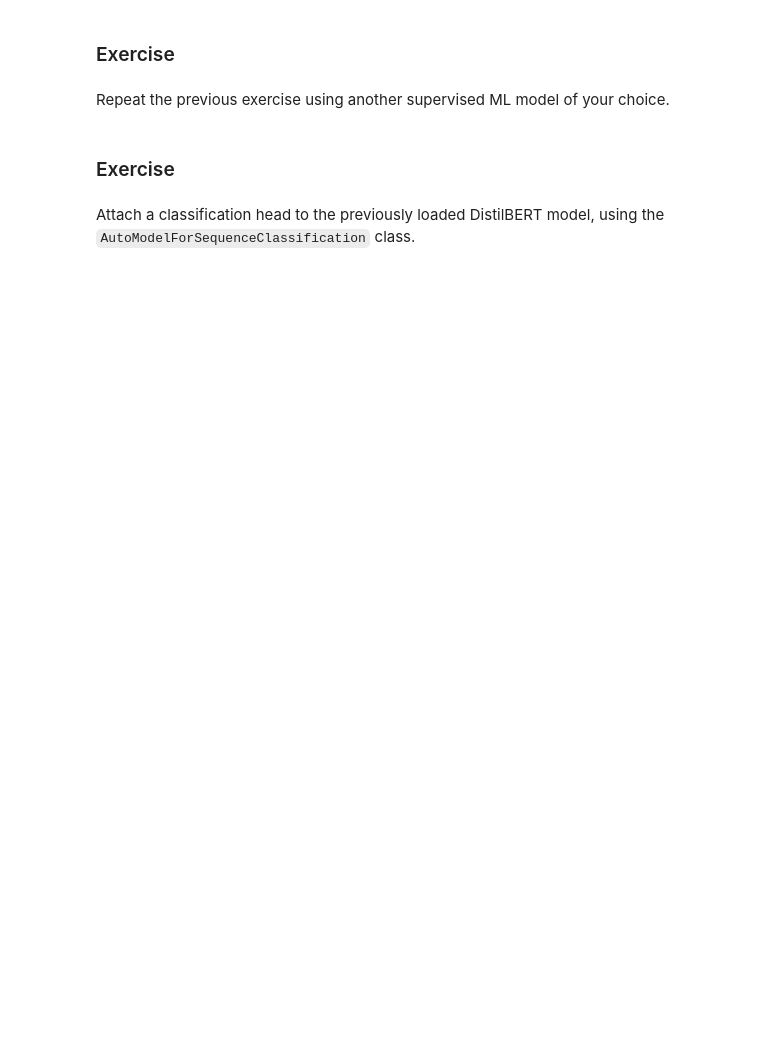
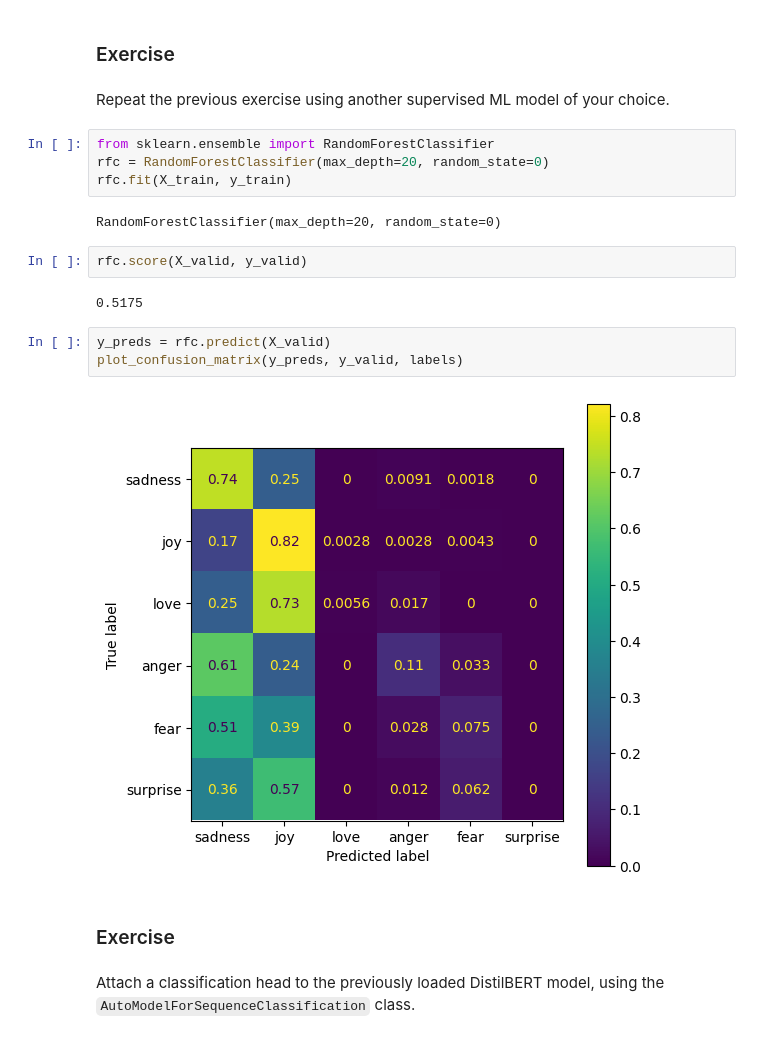
Before and after one commit to asia281/DL4Sciences, a Jupyter notebook: Asia_of_week_05_seq_analysis.ipynb, the cells around one changed output. Saved outputs shown, nothing was run; the diff lists cells and outputs as text; blank space fills up the shorter version.

```diff
--- a/Asia_of_week_05_seq_analysis.ipynb
+++ b/Asia_of_week_05_seq_analysis.ipynb
@@ -556,6 +632,21 @@ Use the data in `X_train` and `y_train` to train a logistic regression model, se
 ### Exercise
 # %% [markdown]
 Repeat the previous exercise using another supervised ML model of your choice.
+# %%
+from sklearn.ensemble import RandomForestClassifier
+rfc = RandomForestClassifier(max_depth=20, random_state=0)
+rfc.fit(X_train, y_train)
+# %% [output]
+RandomForestClassifier(max_depth=20, random_state=0)
+# %%
+rfc.score(X_valid, y_valid)
+# %% [output]
+0.5175
+# %%
+y_preds = rfc.predict(X_valid)
+plot_confusion_matrix(y_preds, y_valid, labels)
+# %% [output]
+[figure, added]
 # %% [markdown]
 ### Exercise
 # %% [markdown]
```
Also changed, not shown: parts of 37 cells of this notebook.
